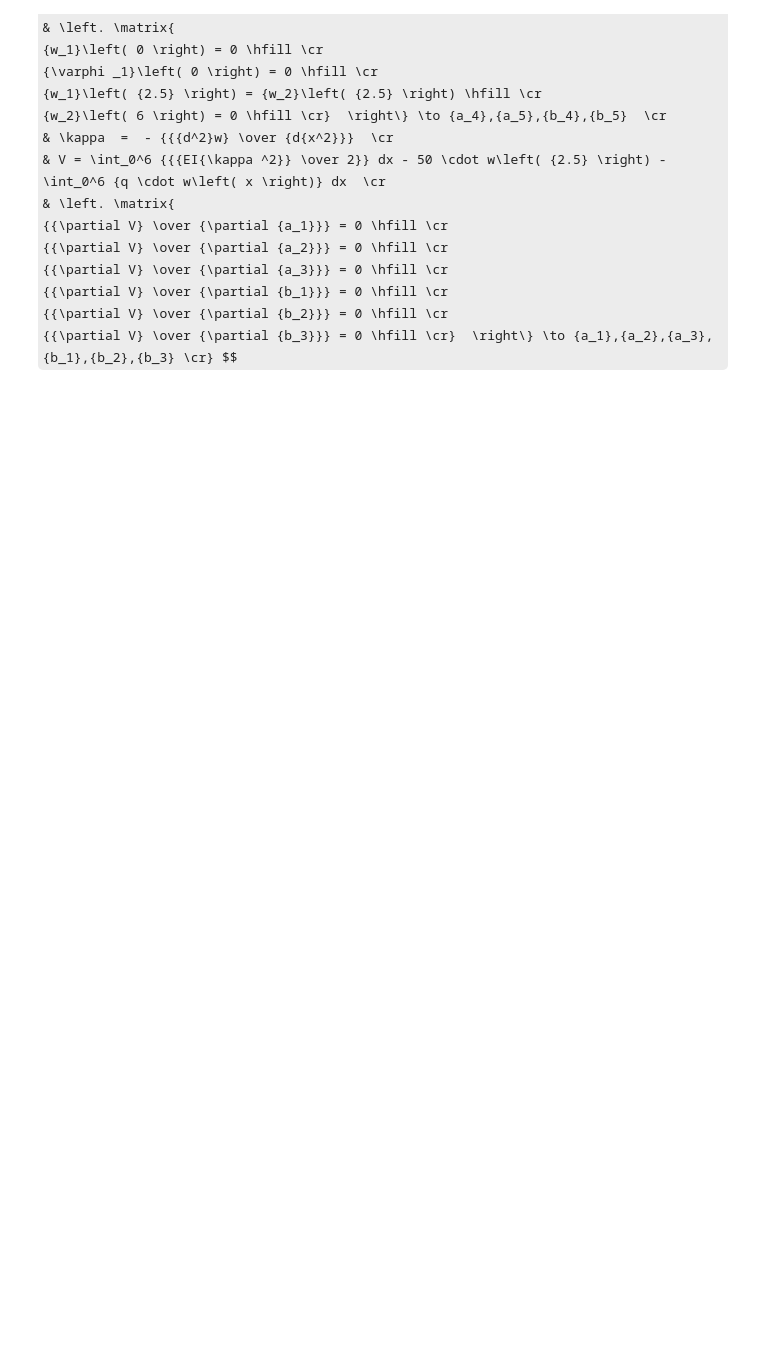
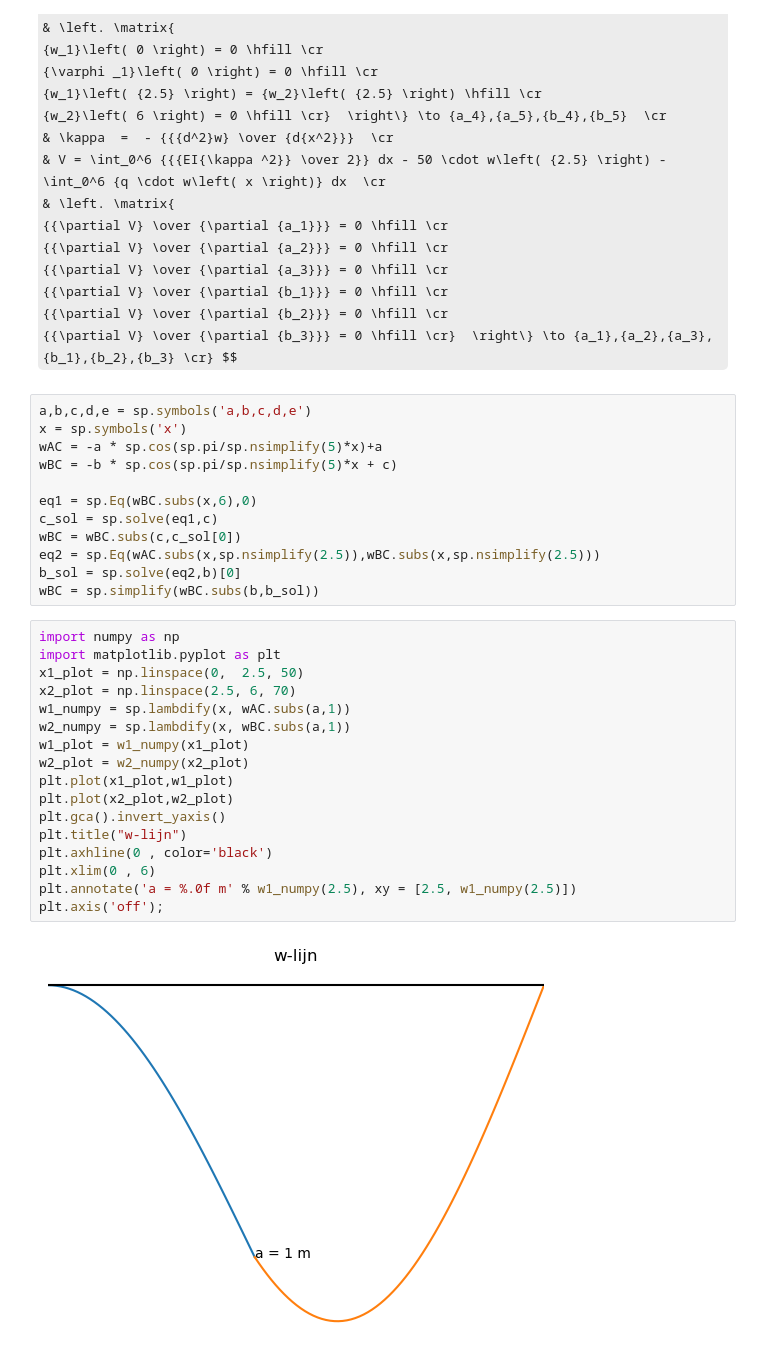
Before and after one commit to TeachBooks/sympy_mechanics, a Jupyter notebook: Examples_Structural_Mechanics_4/Vergelijking_methodes.ipynb, the cells around one changed output. Saved outputs shown, nothing was run; the diff lists cells and outputs as text; some formulas as TeX source; blank space fills up the shorter version.

```diff
--- a/Examples_Structural_Mechanics_4/Vergelijking_methodes.ipynb
+++ b/Examples_Structural_Mechanics_4/Vergelijking_methodes.ipynb
@@ -255,3 +276,34 @@ $$\eqalign{
   {{\partial V} \over {\partial {b_1}}} = 0 \hfill \cr
   {{\partial V} \over {\partial {b_2}}} = 0 \hfill \cr
   {{\partial V} \over {\partial {b_3}}} = 0 \hfill \cr}  \right\} \to {a_1},{a_2},{a_3},{b_1},{b_2},{b_3} \cr} $$
+# %%
+a,b,c,d,e = sp.symbols('a,b,c,d,e')
+x = sp.symbols('x')
+wAC = -a * sp.cos(sp.pi/sp.nsimplify(5)*x)+a
+wBC = -b * sp.cos(sp.pi/sp.nsimplify(5)*x + c)
+
+eq1 = sp.Eq(wBC.subs(x,6),0)
+c_sol = sp.solve(eq1,c)
+wBC = wBC.subs(c,c_sol[0])
+eq2 = sp.Eq(wAC.subs(x,sp.nsimplify(2.5)),wBC.subs(x,sp.nsimplify(2.5)))
+b_sol = sp.solve(eq2,b)[0]
+wBC = sp.simplify(wBC.subs(b,b_sol))
+# %%
+import numpy as np
+import matplotlib.pyplot as plt
+x1_plot = np.linspace(0,  2.5, 50)
+x2_plot = np.linspace(2.5, 6, 70)
+w1_numpy = sp.lambdify(x, wAC.subs(a,1))
+w2_numpy = sp.lambdify(x, wBC.subs(a,1))
+w1_plot = w1_numpy(x1_plot)
+w2_plot = w2_numpy(x2_plot)
+plt.plot(x1_plot,w1_plot)
+plt.plot(x2_plot,w2_plot)
+plt.gca().invert_yaxis()
+plt.title("w-lijn")
+plt.axhline(0 , color='black')
+plt.xlim(0 , 6)
+plt.annotate('a = %.0f m' % w1_numpy(2.5), xy = [2.5, w1_numpy(2.5)])
+plt.axis('off');
+# %% [output]
+[figure, added]
```
Also changed, not shown: parts of 9 cells of this notebook.
